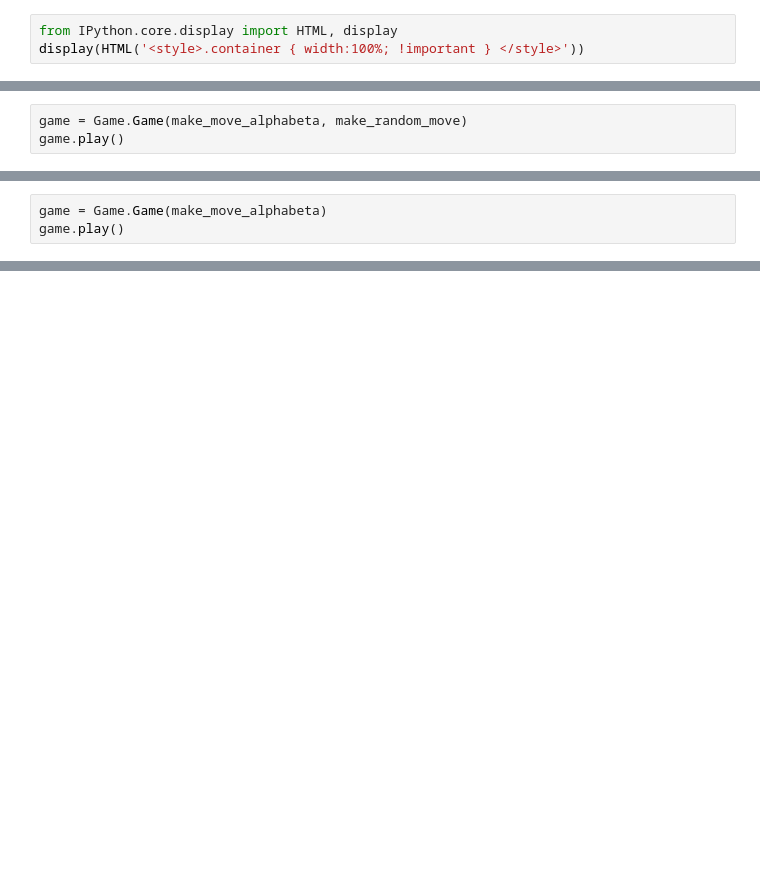
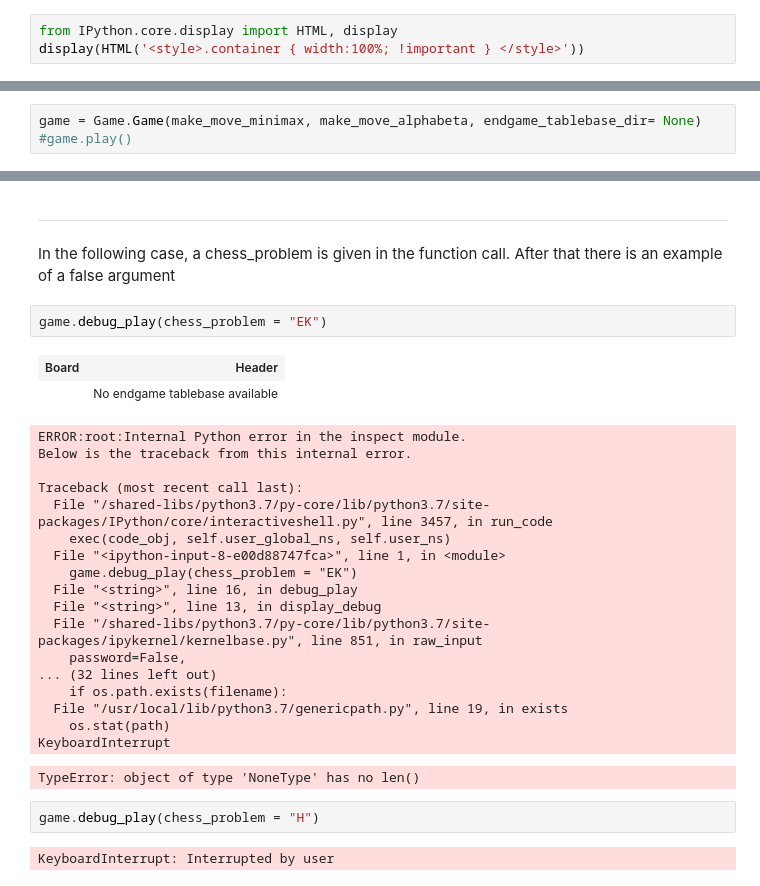
Before and after one commit to MoritzMueller2508/ChessAI_Implementation, a Jupyter notebook: Test.ipynb, the cells around one changed output, grey strips where cells are left out. Cells and saved outputs as stored; diff of their text form; blank space fills up the shorter version.

```diff
--- a/Test.ipynb
+++ b/Test.ipynb
@@ -39,3 +73,3 @@ from AlphaBetaAlgorithm import make_move_alphabeta, make_move_alphabeta_iterativ
 # %%
-game = Game.Game(make_move_alphabeta, make_random_move)
-game.play()
+game = Game.Game(make_move_minimax, make_move_alphabeta, endgame_tablebase_dir= None)
+#game.play()
@@ -67,3 +75,0 @@ alpha_alphadeep.play()
-# %%
-game = Game.Game(make_move_alphabeta)
-game.play()
@@ -70,3 +140,34 @@ game.play()
+# %% [markdown]
+___
+# %% [markdown]
+In the following case, a chess_problem is given in the function call. After that there is an example of a false argument
+# %%
+game.debug_play(chess_problem = "EK")
+# %% [output]
+| Board | Header |
+|  | No endgame tablebase available |
+ERROR:root:Internal Python error in the inspect module.
+Below is the traceback from this internal error.
+
+Traceback (most recent call last):
+  File "/shared-libs/python3.7/py-core/lib/python3.7/site-packages/IPython/core/interactiveshell.py", line 3457, in run_code
+    exec(code_obj, self.user_global_ns, self.user_ns)
+  File "<ipython-input-8-e00d88747fca>", line 1, in <module>
+    game.debug_play(chess_problem = "EK")
+  File "<string>", line 16, in debug_play
+  File "<string>", line 13, in display_debug
+  File "/shared-libs/python3.7/py-core/lib/python3.7/site-packages/ipykernel/kernelbase.py", line 851, in raw_input
+    password=False,
+... (32 lines left out)
+    if os.path.exists(filename):
+  File "/usr/local/lib/python3.7/genericpath.py", line 19, in exists
+    os.stat(path)
+KeyboardInterrupt
+TypeError: object of type 'NoneType' has no len()
+# %%
+game.debug_play(chess_problem = "H")
+# %% [output]
+KeyboardInterrupt: Interrupted by user
 # %% [markdown]
 <a style='text-decoration:none;line-height:16px;display:flex;color:#5B5B62;padding:10px;justify-content:end;' href='https://deepnote.com?utm_source=created-in-deepnote-cell&projectId=d6ce9acd-52c5-4422-904d-8424da19408b' target="_blank">
 <img alt='Created in deepnote.com' style='display:inline;max-height:16px;margin:0px;margin-right:7.5px;' src='embedded-picture-1' > </img>
```
Also changed, not shown: parts of 24 cells of this notebook, 7 other files.
